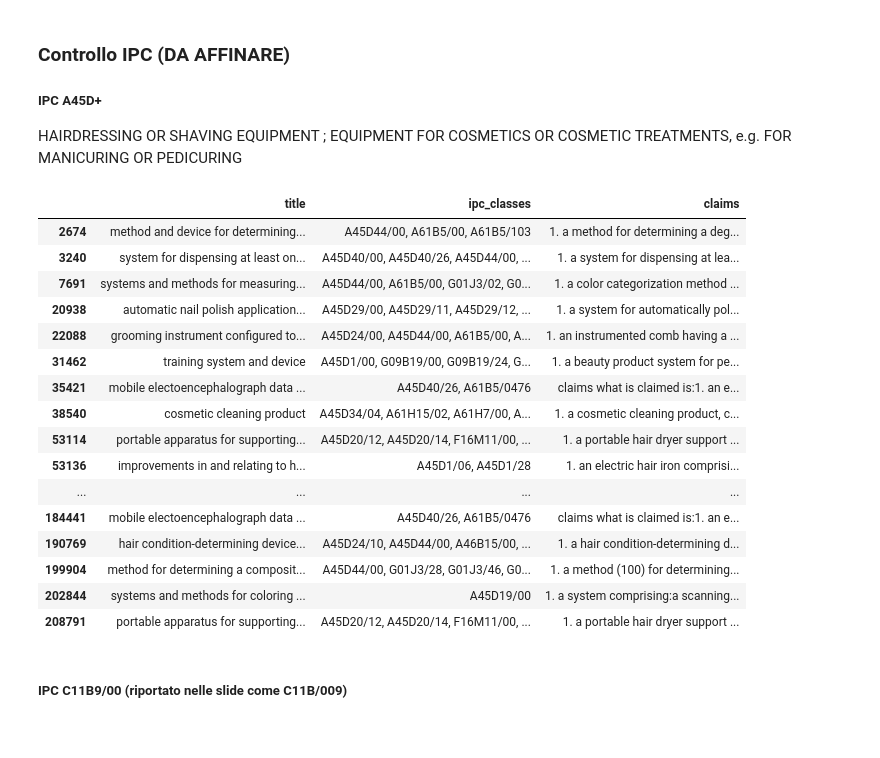
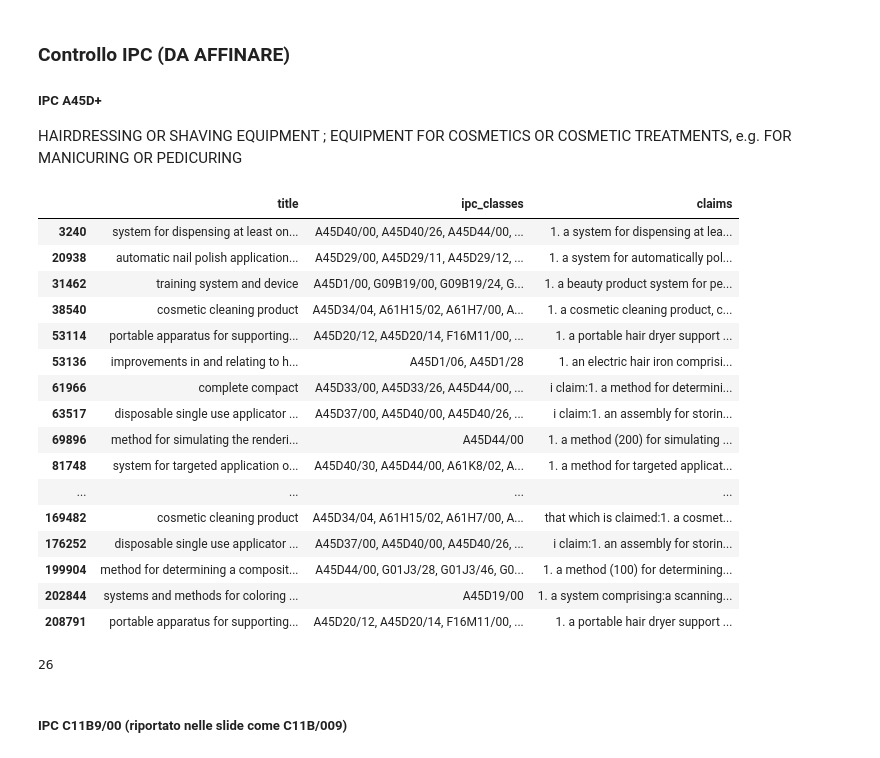
Before and after one commit to cri98li/Strategic-and-Competitive-Inteligence-project-UNIPI, a Jupyter notebook: 2a deadline/Step 5 v3.ipynb, the cells around one changed output. Cells and saved outputs as stored; diff of their text form; code cells hidden in the pictures.

```diff
--- a/2a deadline/Step 5 v3.ipynb
+++ b/2a deadline/Step 5 v3.ipynb
@@ -110,29 +112,34 @@ HAIRDRESSING OR SHAVING EQUIPMENT ; EQUIPMENT FOR COSMETICS OR COSMETIC TREATMEN
 df_selected = pd.DataFrame()
 # %%
 df_candidate = df[(df.ipc_classes.str.count("(^| )A45D")>0)
-                 & (df.ipc_classes.str.count("G06")==0) #Escludo "COMPUTING; CALCULATING; COUNTING"
+                 & (df.ipc_classes.str.count("(^| )G06")==0) #Escludo "COMPUTING; CALCULATING; COUNTING"
+                  & (df.ipc_classes.str.count("(^| )A61B5")==0) #	Measuring for diagnostic purposes
                  ]
 df_candidate[["title", "ipc_classes","claims"]]
 # %% [output]
 |  | title | ipc_classes | claims |
-| 2674 | method and device for determining... | A45D44/00, A61B5/00, A61B5/103 | 1. a method for determining a deg... |
 | 3240 | system for dispensing at least on... | A45D40/00, A45D40/26, A45D44/00, ... | 1. a system for dispensing at lea... |
-| 7691 | systems and methods for measuring... | A45D44/00, A61B5/00, G01J3/02, G0... | 1. a color categorization method ... |
 | 20938 | automatic nail polish application... | A45D29/00, A45D29/11, A45D29/12, ... | 1. a system for automatically pol... |
-| 22088 | grooming instrument configured to... | A45D24/00, A45D44/00, A61B5/00, A... | 1. an instrumented comb having a ... |
 | 31462 | training system and device | A45D1/00, G09B19/00, G09B19/24, G... | 1. a beauty product system for pe... |
-| 35421 | mobile electoencephalograph data ... | A45D40/26, A61B5/0476 | claims what is claimed is:1. an e... |
 | 38540 | cosmetic cleaning product | A45D34/04, A61H15/02, A61H7/00, A... | 1. a cosmetic cleaning product, c... |
 | 53114 | portable apparatus for supporting... | A45D20/12, A45D20/14, F16M11/00, ... | 1. a portable hair dryer support ... |
 | 53136 | improvements in and relating to h... | A45D1/06, A45D1/28 | 1. an electric hair iron comprisi... |
+| 61966 | complete compact | A45D33/00, A45D33/26, A45D44/00, ... | i claim:1. a method for determini... |
+| 63517 | disposable single use applicator ... | A45D37/00, A45D40/00, A45D40/26, ... | i claim:1. an assembly for storin... |
+| 69896 | method for simulating the renderi... | A45D44/00 | 1. a method (200) for simulating ... |
+| 81748 | system for targeted application o... | A45D40/30, A45D44/00, A61K8/02, A... | 1. a method for targeted applicat... |
 | ... | ... | ... | ... |
-| 184441 | mobile electoencephalograph data ... | A45D40/26, A61B5/0476 | claims what is claimed is:1. an e... |
-| 190769 | hair condition-determining device... | A45D24/10, A45D44/00, A46B15/00, ... | 1. a hair condition-determining d... |
+| 169482 | cosmetic cleaning product | A45D34/04, A61H15/02, A61H7/00, A... | that which is claimed:1. a cosmet... |
+| 176252 | disposable single use applicator ... | A45D37/00, A45D40/00, A45D40/26, ... | i claim:1. an assembly for storin... |
 | 199904 | method for determining a composit... | A45D44/00, G01J3/28, G01J3/46, G0... | 1. a method (100) for determining... |
 | 202844 | systems and methods for coloring ... | A45D19/00 | 1. a system comprising:a scanning... |
 | 208791 | portable apparatus for supporting... | A45D20/12, A45D20/14, F16M11/00, ... | 1. a portable hair dryer support ... |
 # %%
 df_selected = pd.concat([df_selected, df_candidate])
+
+len(df_selected)
+# %% [output]
+26
 # %% [markdown]
 ##### IPC C11B9/00 (riportato nelle slide come C11B/009)
 # %%
```
Also changed, not shown: parts of 21 cells of this notebook.
